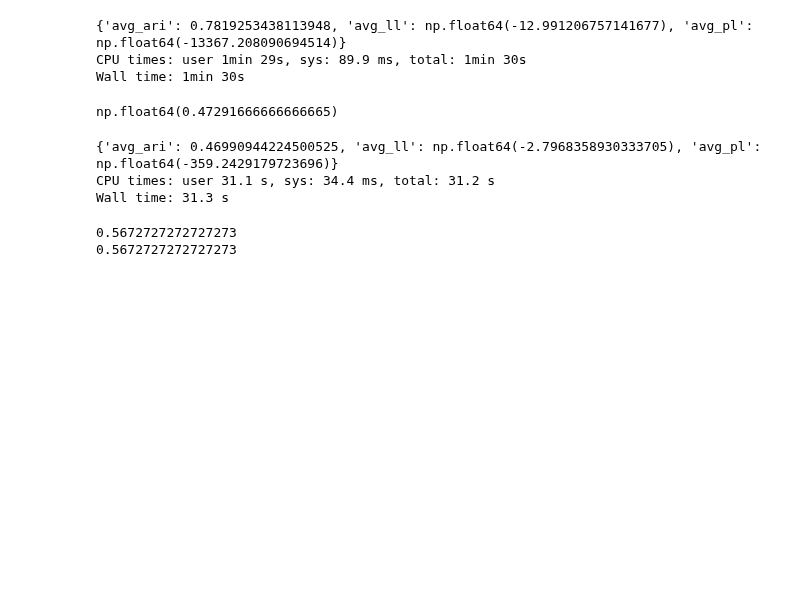
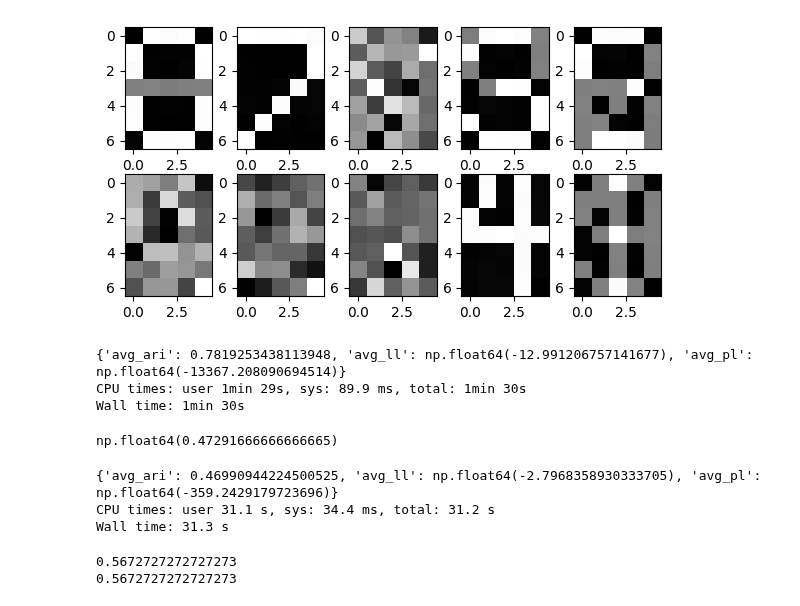
Before and after one commit to jimmyjz1127/bayesian-mixture-model-missing-data, a Jupyter notebook: test.ipynb, the cells around one changed output. Drawn from its saved outputs; the diff is of its cells as text; code cells hidden in the pictures; blank space fills up the shorter version.

```diff
--- a/test.ipynb
+++ b/test.ipynb
@@ -47,3 +48,19 @@ y_train = np.load("./../Datasets/Gaussian/Processed/penguin/y_train_penguin.npy"
 dirpath = "./../Datasets/Gaussian/Processed/iris/"
 X_train = np.load(dirpath + "X_train_iris.npy")
 y_train = np.load(dirpath + "y_train_iris.npy")
+# %%
+dirpath_digits = "./../Datasets/Gaussian/Processed/digits/"
+X_train_digits = np.load(dirpath_digits + "X_train_digits.npy")
+y_train_digits = np.load(dirpath_digits + "y_train_digits.npy")
+X_test_digits = np.load(dirpath_digits + "X_test_digits.npy")
+y_test_digits = np.load(dirpath_digits + "y_test_digits.npy")
+
+digits_mean = np.load(dirpath_digits + "means_digits.npy")
+digits_cov = np.load(dirpath_digits + "covariances_digits.npy")
+# %%
+%%time
+params = GMMPriorParameters(X_train_digits, 10)
+gmm_model = GMMGibbs(params)
+samples = gmm_model.fit(X_train_digits, num_iters=1000, burn=250)
+obj = gmm_model.get_summarizing_results(y_train_digits)
+print(obj)
@@ -49,0 +71,9 @@ y_train = np.load(dirpath + "y_train_iris.npy")
+# %%
+def paint_mnist(X):
+    figure = plt.figure(figsize=(7, 3.5))
+    rows, cols= 2, 5
+    for k in range(10):
+        img = X[k,:].reshape(7,5)
+        figure.add_subplot(rows, cols, k+1)
+        plt.imshow(img, cmap="gray")
+    plt.show()
@@ -50,3 +82,7 @@ y_train = np.load(dirpath + "y_train_iris.npy")
+# %%
+paint_mnist(samples['μ'])
+# %% [output]
+[figure, added]
 # %%
 %%time
 params = GMMPriorParameters(X_train, 5)
```
Also changed, not shown: parts of 25 cells of this notebook, 14 other files.
